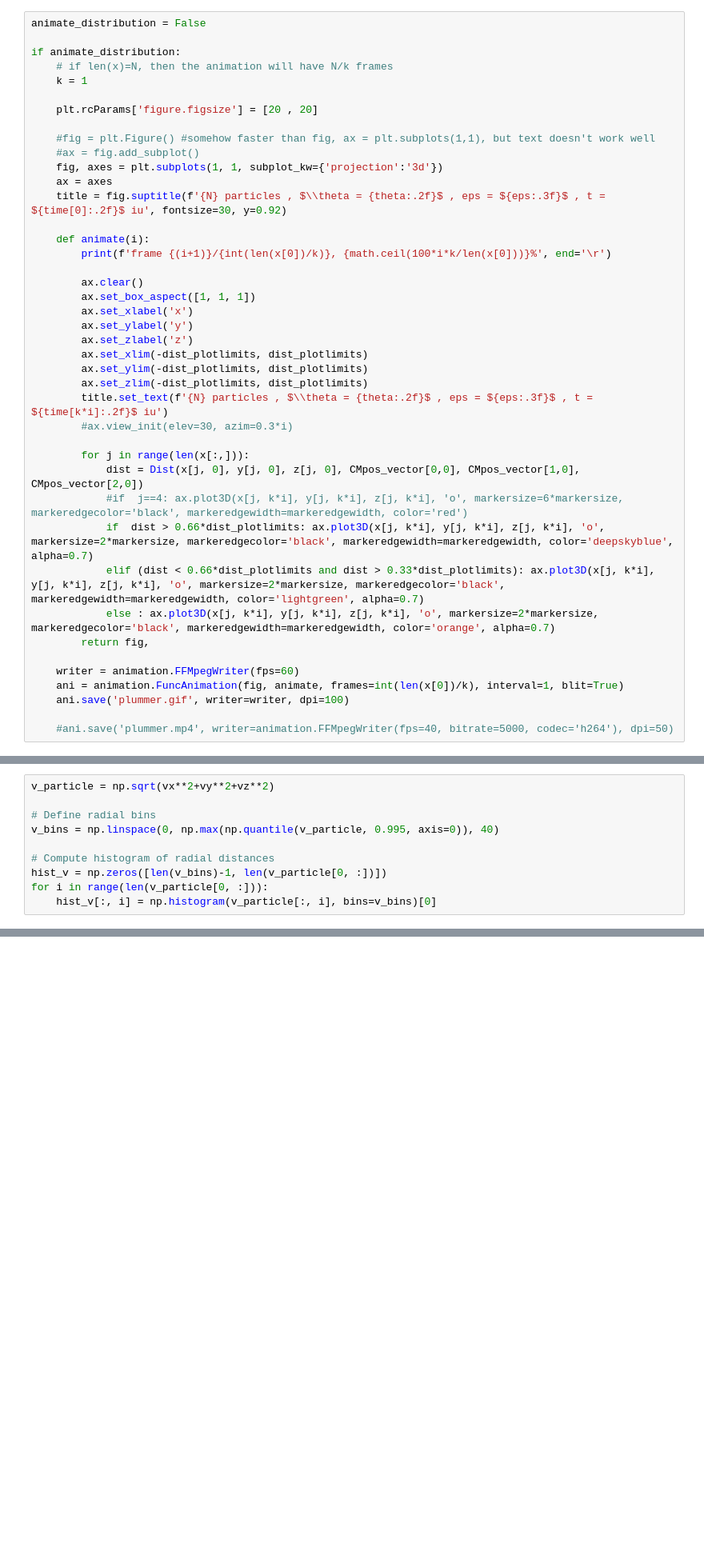
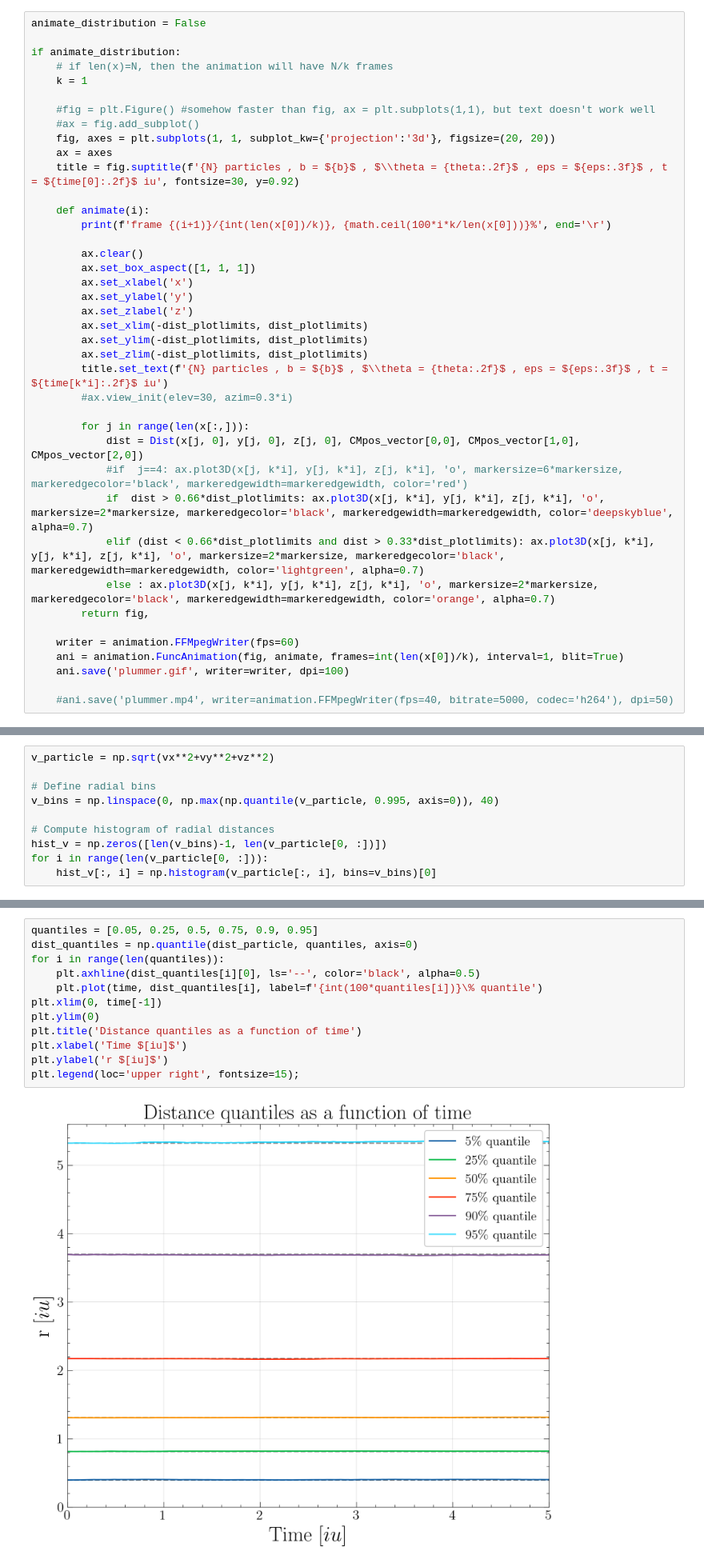
Before and after one commit to M-Bianchi/Dynamics_of_Stellar_Systems, a Jupyter notebook: treecode/plummer_plots.ipynb, the cells around one changed output, grey strips where cells are left out. Shown at 80% size. Cells and saved outputs as stored; diff of their text form; blank space fills up the shorter version.

```diff
--- a/treecode/plummer_plots.ipynb
+++ b/treecode/plummer_plots.ipynb
@@ -254,13 +260,11 @@ if animate_distribution:
     # if len(x)=N, then the animation will have N/k frames
     k = 1
 
-    plt.rcParams['figure.figsize'] = [20 , 20]
-
     #fig = plt.Figure() #somehow faster than fig, ax = plt.subplots(1,1), but text doesn't work well
     #ax = fig.add_subplot()
-    fig, axes = plt.subplots(1, 1, subplot_kw={'projection':'3d'})
+    fig, axes = plt.subplots(1, 1, subplot_kw={'projection':'3d'}, figsize=(20, 20))
     ax = axes
-    title = fig.suptitle(f'{N} particles , $\\theta = {theta:.2f}$ , eps = ${eps:.3f}$ , t = ${time[0]:.2f}$ iu', fontsize=30, y=0.92)
+    title = fig.suptitle(f'{N} particles , b = ${b}$ , $\\theta = {theta:.2f}$ , eps = ${eps:.3f}$ , t = ${time[0]:.2f}$ iu', fontsize=30, y=0.92)
 
     def animate(i):
         print(f'frame {(i+1)}/{int(len(x[0])/k)}, {math.ceil(100*i*k/len(x[0]))}%', end='\r')
@@ -273,7 +277,7 @@ if animate_distribution:
         ax.set_xlim(-dist_plotlimits, dist_plotlimits)
         ax.set_ylim(-dist_plotlimits, dist_plotlimits)
         ax.set_zlim(-dist_plotlimits, dist_plotlimits)
-        title.set_text(f'{N} particles , $\\theta = {theta:.2f}$ , eps = ${eps:.3f}$ , t = ${time[k*i]:.2f}$ iu')
+        title.set_text(f'{N} particles , b = ${b}$ , $\\theta = {theta:.2f}$ , eps = ${eps:.3f}$ , t = ${time[k*i]:.2f}$ iu')
         #ax.view_init(elev=30, azim=0.3*i)
 
         for j in range(len(x[:,])):
@@ -383,0 +393,14 @@ if animate_hist:
+# %%
+quantiles = [0.05, 0.25, 0.5, 0.75, 0.9, 0.95]
+dist_quantiles = np.quantile(dist_particle, quantiles, axis=0)
+for i in range(len(quantiles)):
+    plt.axhline(dist_quantiles[i][0], ls='--', color='black', alpha=0.5)
+    plt.plot(time, dist_quantiles[i], label=f'{int(100*quantiles[i])}\% quantile')
+plt.xlim(0, time[-1])
+plt.ylim(0)
+plt.title('Distance quantiles as a function of time')
+plt.xlabel('Time $[iu]$')
+plt.ylabel('r $[iu]$')
+plt.legend(loc='upper right', fontsize=15);
+# %% [output]
+[figure, added]
```
Also changed, not shown: parts of 14 cells of this notebook, 8 other files.
